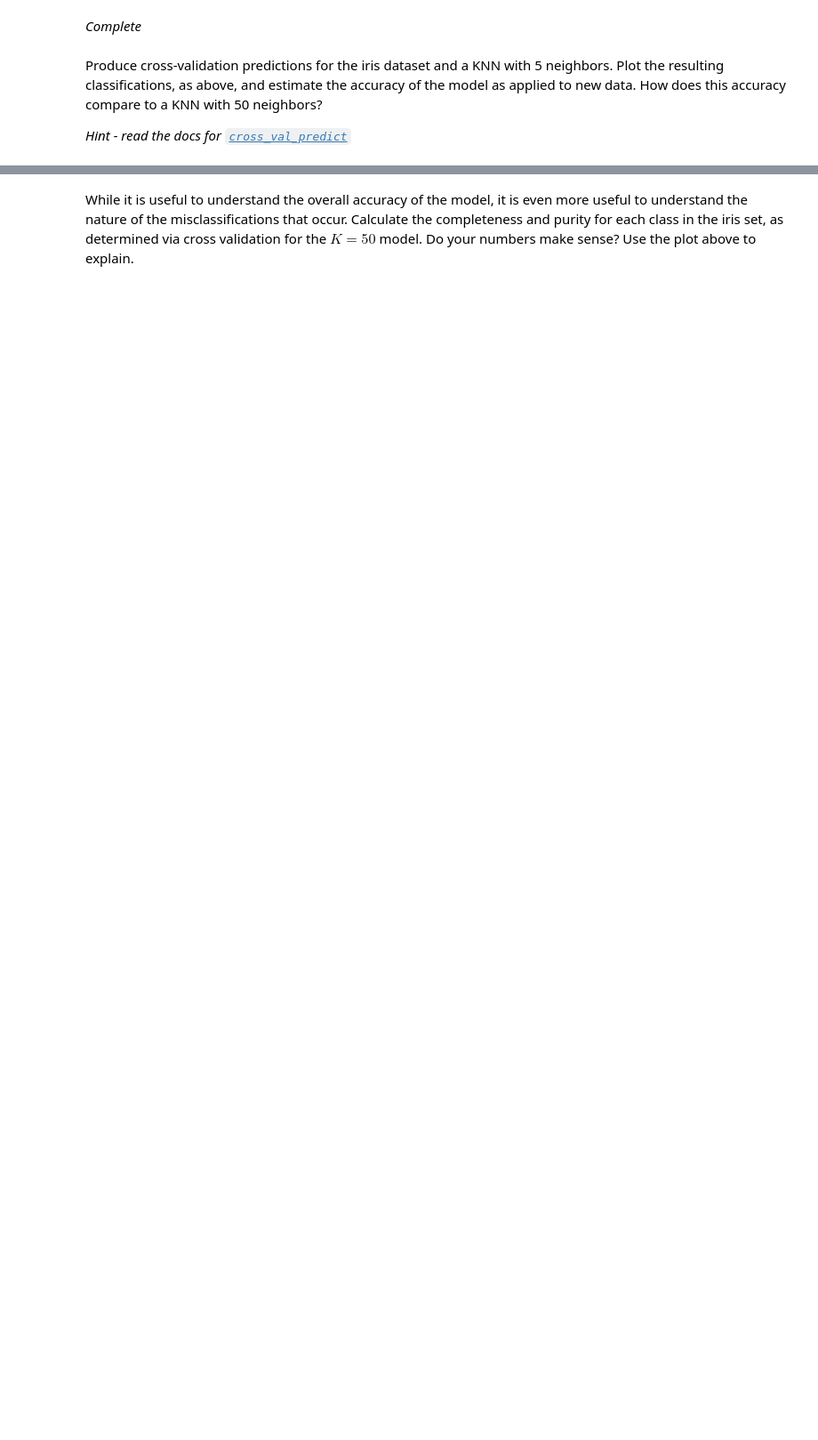
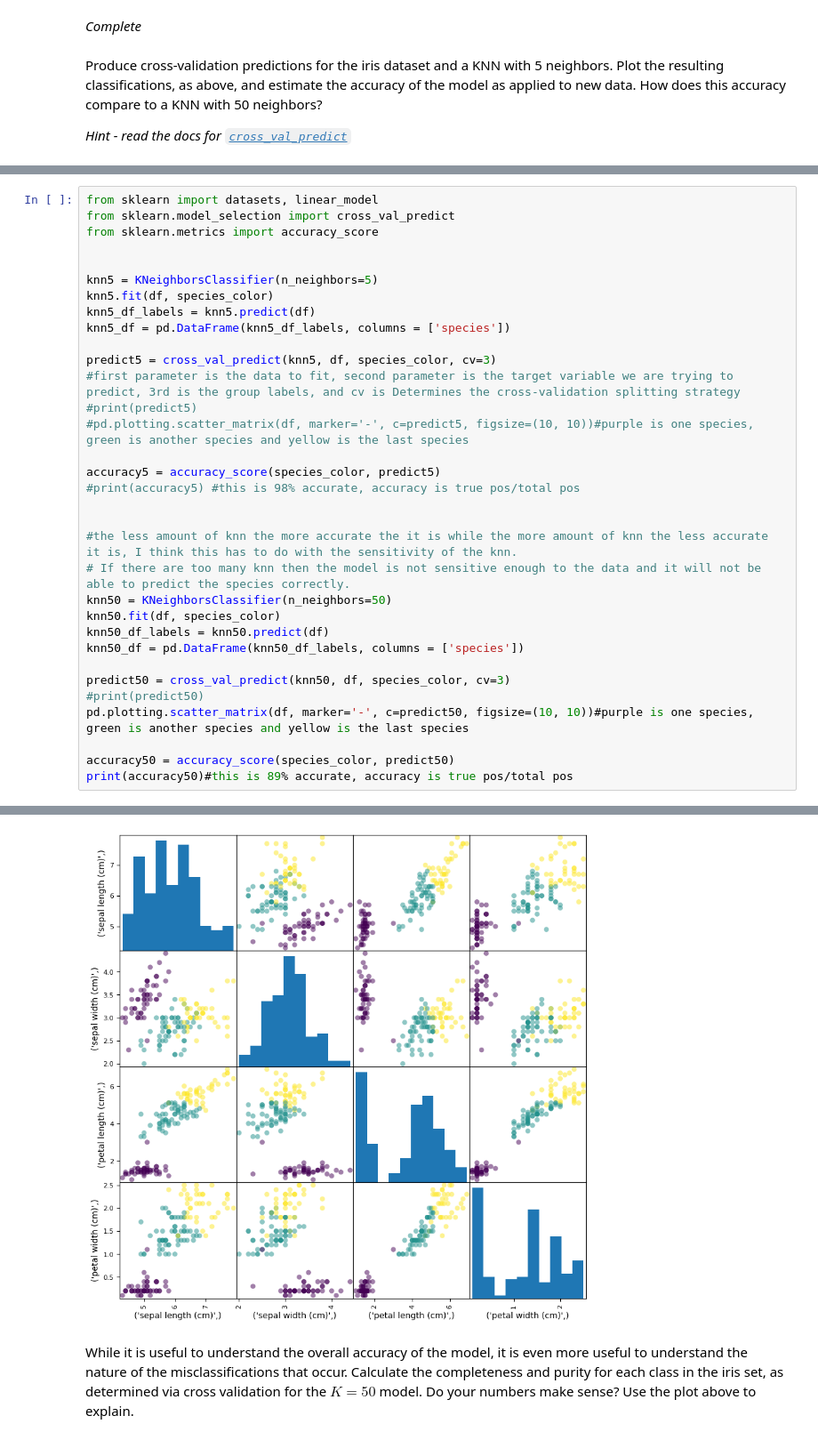
Before and after one commit to ASTR154/classification, a Jupyter notebook: classification.ipynb, the cells around one changed output, grey strips where cells are left out. Shown at 89% size. Drawn from its saved outputs; the diff is of its cells as text; blank space fills up the shorter version.

```diff
--- a/classification.ipynb
+++ b/classification.ipynb
@@ -55,0 +108,34 @@ Produce cross-validation predictions for the iris dataset and a KNN with 5 neigh
+# %%
+from sklearn import datasets, linear_model
+from sklearn.model_selection import cross_val_predict
+from sklearn.metrics import accuracy_score
+
+
+knn5 = KNeighborsClassifier(n_neighbors=5)
+knn5.fit(df, species_color)
+knn5_df_labels = knn5.predict(df)
+knn5_df = pd.DataFrame(knn5_df_labels, columns = ['species'])
+
+predict5 = cross_val_predict(knn5, df, species_color, cv=3)
+#first parameter is the data to fit, second parameter is the target variable we are trying to predict, 3rd is the group labels, and cv is Determines the cross-validation splitting strategy
+#print(predict5)
+#pd.plotting.scatter_matrix(df, marker='-', c=predict5, figsize=(10, 10))#purple is one species, green is another species and yellow is the last species
+
+accuracy5 = accuracy_score(species_color, predict5)
+#print(accuracy5) #this is 98% accurate, accuracy is true pos/total pos
+
+
+#the less amount of knn the more accurate the it is while the more amount of knn the less accurate it is, I think this has to do with the sensitivity of the knn.
+# If there are too many knn then the model is not sensitive enough to the data and it will not be able to predict the species correctly.
+knn50 = KNeighborsClassifier(n_neighbors=50)
+knn50.fit(df, species_color)
+knn50_df_labels = knn50.predict(df)
+knn50_df = pd.DataFrame(knn50_df_labels, columns = ['species'])
+
+predict50 = cross_val_predict(knn50, df, species_color, cv=3)
+#print(predict50)
+pd.plotting.scatter_matrix(df, marker='-', c=predict50, figsize=(10, 10))#purple is one species, green is another species and yellow is the last species
+
+accuracy50 = accuracy_score(species_color, predict50)
+print(accuracy50)#this is 89% accurate, accuracy is true pos/total pos
+# %% [output]
@@ -56,2 +143,3 @@ Produce cross-validation predictions for the iris dataset and a KNN with 5 neigh
+[figure, added]
 # %% [markdown]
 While it is useful to understand the overall accuracy of the model, it is even more useful to understand the nature of the misclassifications that occur. Calculate the completeness and purity for each class in the iris set, as determined via cross validation for the $K = 50$ model. Do your numbers make sense? Use the plot above to explain.
```
Also changed, not shown: parts of 12 cells of this notebook.
